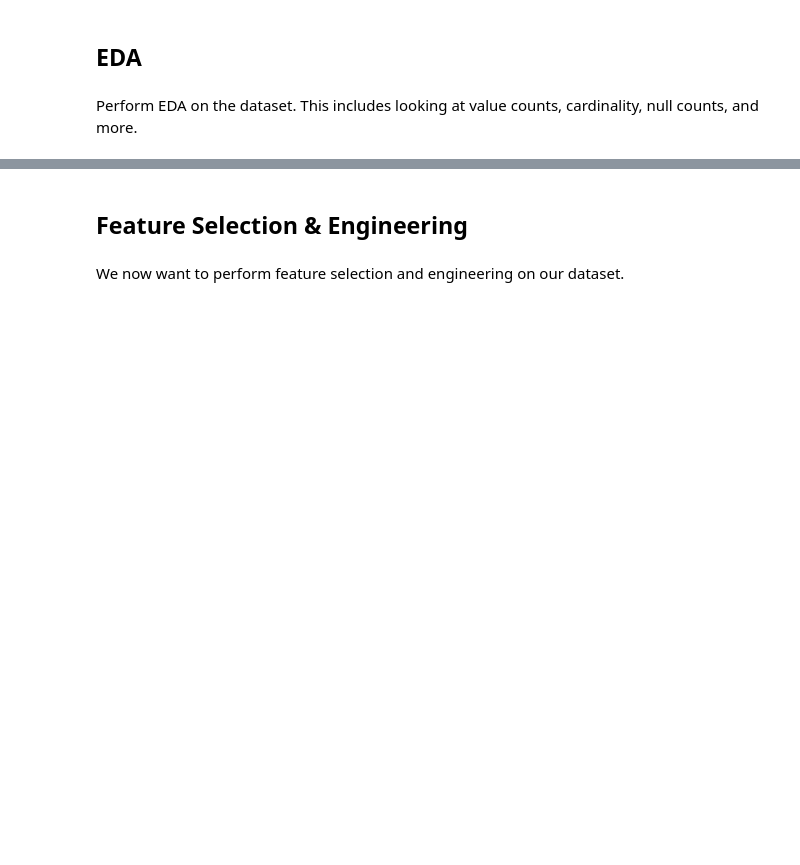
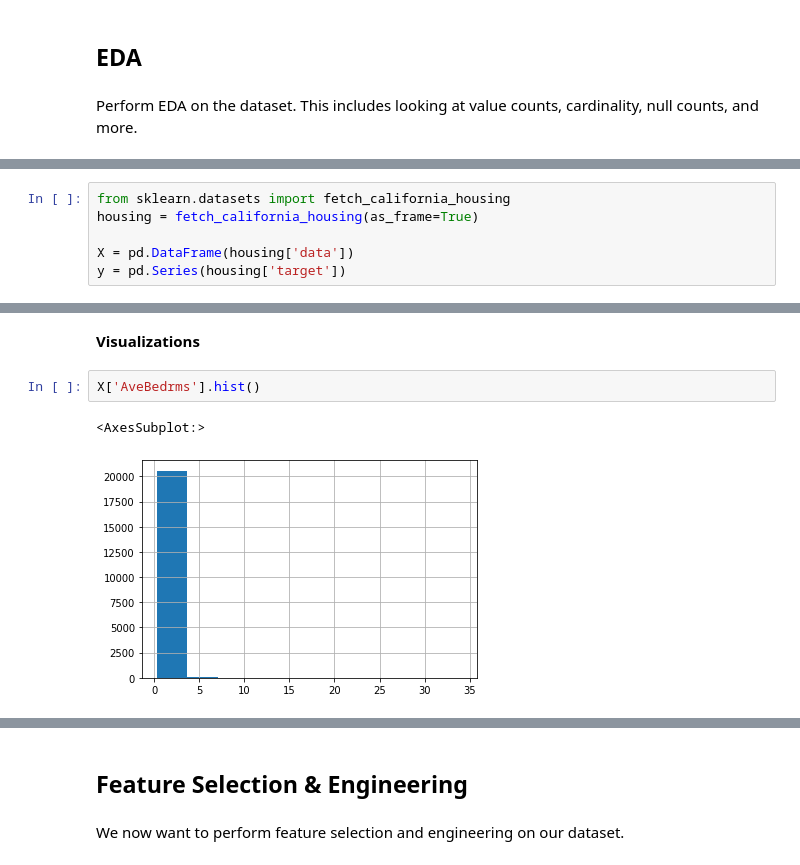
Before and after one commit to j0sephsasson/Pepsi-Training-Course, a Jupyter notebook: notebooks/solutions/E2E_Putting_Everything_Together_Day_8.ipynb, the cells around one changed output, grey strips where cells are left out. Drawn from its saved outputs; the diff is of its cells as text; blank space fills up the shorter version.

```diff
--- a/notebooks/solutions/E2E_Putting_Everything_Together_Day_8.ipynb
+++ b/notebooks/solutions/E2E_Putting_Everything_Together_Day_8.ipynb
@@ -29,0 +34,6 @@ Perform EDA on the dataset. This includes looking at value counts, cardinality,
+# %%
+from sklearn.datasets import fetch_california_housing
+housing = fetch_california_housing(as_frame=True)
+
+X = pd.DataFrame(housing['data'])
+y = pd.Series(housing['target'])
@@ -29,0 +132,7 @@ Perform EDA on the dataset. This includes looking at value counts, cardinality,
+# %% [markdown]
+**Visualizations**
+# %%
+X['AveBedrms'].hist()
+# %% [output]
+<AxesSubplot:>
+[figure, added]
```
Also changed, not shown: parts of 50 cells of this notebook, 1 other file.
